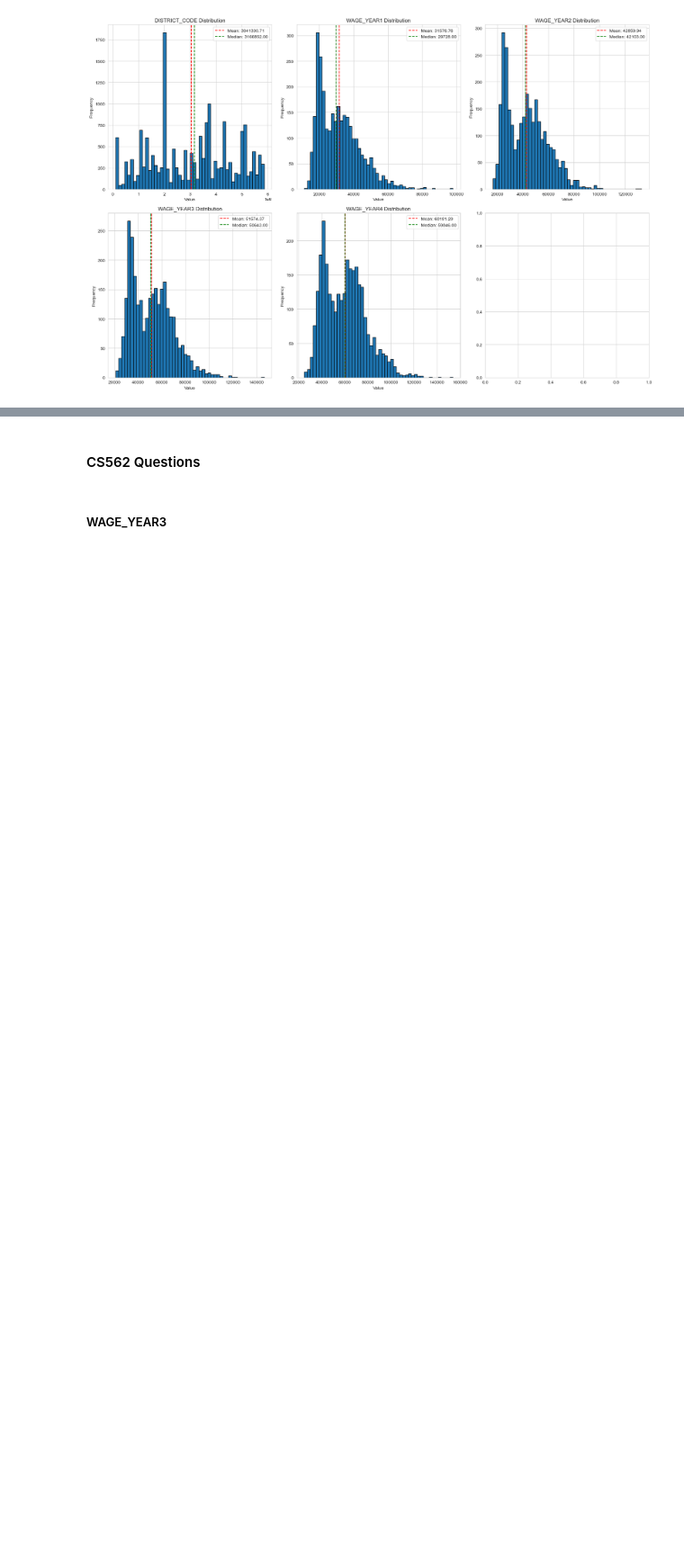
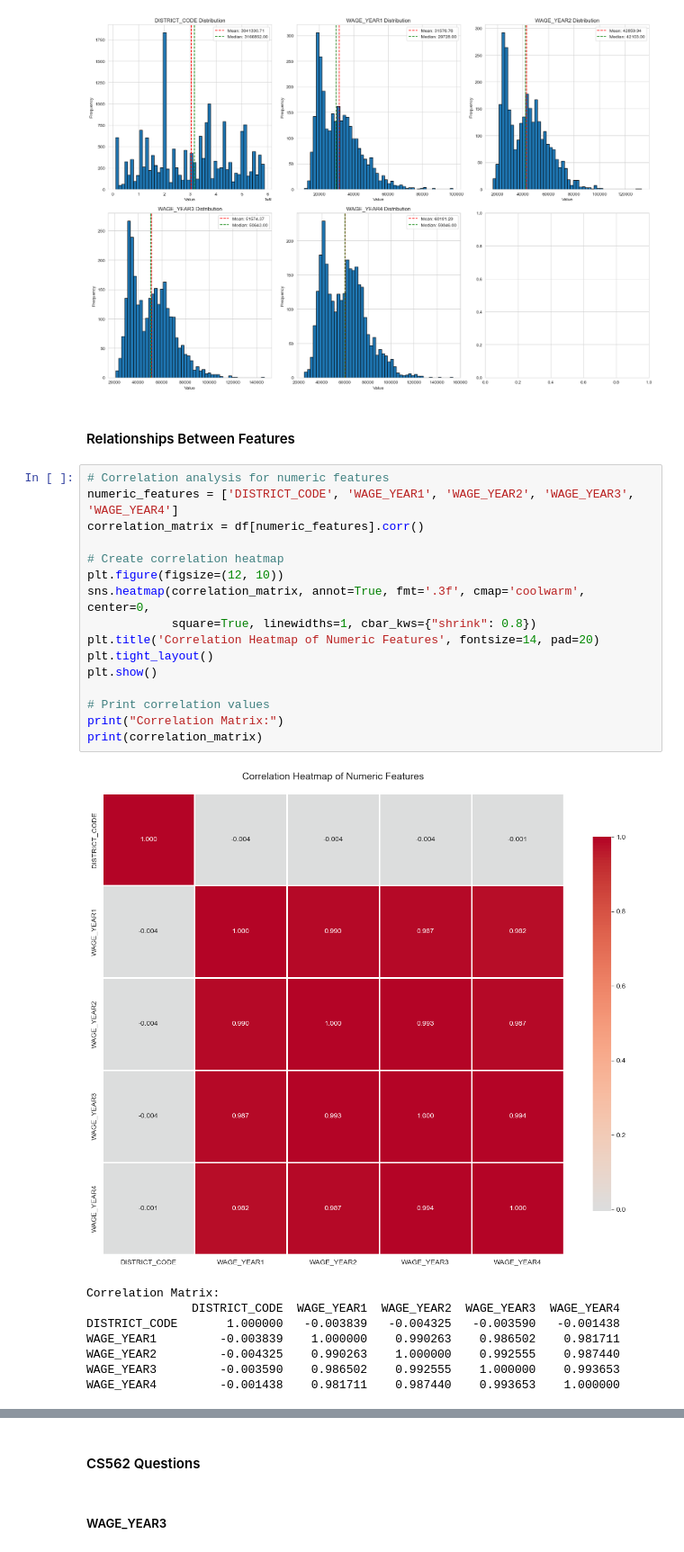
Before and after one commit to USF-AI-Fall-2025/assignment-05-data-challenge-1-LastComrade0, a Jupyter notebook: CS x62 - Assignment 5 - Data Challenge 1.ipynb, the cells around one changed output, grey strips where cells are left out. Shown at 90% size. Saved outputs shown, nothing was run; the diff lists cells and outputs as text; blank space fills up the shorter version.

```diff
--- a/CS x62 - Assignment 5 - Data Challenge 1.ipynb
+++ b/CS x62 - Assignment 5 - Data Challenge 1.ipynb
@@ -196,3 +196,30 @@ plt.tight_layout()
 plt.show()
 # %% [output]
 [figure]
+# %% [markdown]
+#### Relationships Between Features
+# %%
+# Correlation analysis for numeric features
+numeric_features = ['DISTRICT_CODE', 'WAGE_YEAR1', 'WAGE_YEAR2', 'WAGE_YEAR3', 'WAGE_YEAR4']
+correlation_matrix = df[numeric_features].corr()
+
+# Create correlation heatmap
+plt.figure(figsize=(12, 10))
+sns.heatmap(correlation_matrix, annot=True, fmt='.3f', cmap='coolwarm', center=0,
+            square=True, linewidths=1, cbar_kws={"shrink": 0.8})
+plt.title('Correlation Heatmap of Numeric Features', fontsize=14, pad=20)
+plt.tight_layout()
+plt.show()
+
+# Print correlation values
+print("Correlation Matrix:")
+print(correlation_matrix)
+# %% [output]
+[figure, added]
+Correlation Matrix:
+               DISTRICT_CODE  WAGE_YEAR1  WAGE_YEAR2  WAGE_YEAR3  WAGE_YEAR4
+DISTRICT_CODE       1.000000   -0.003839   -0.004325   -0.003590   -0.001438
+WAGE_YEAR1         -0.003839    1.000000    0.990263    0.986502    0.981711
+WAGE_YEAR2         -0.004325    0.990263    1.000000    0.992555    0.987440
+WAGE_YEAR3         -0.003590    0.986502    0.992555    1.000000    0.993653
+WAGE_YEAR4         -0.001438    0.981711    0.987440    0.993653    1.000000
```
Also changed, not shown: parts of 17 cells of this notebook, 1 other file.
